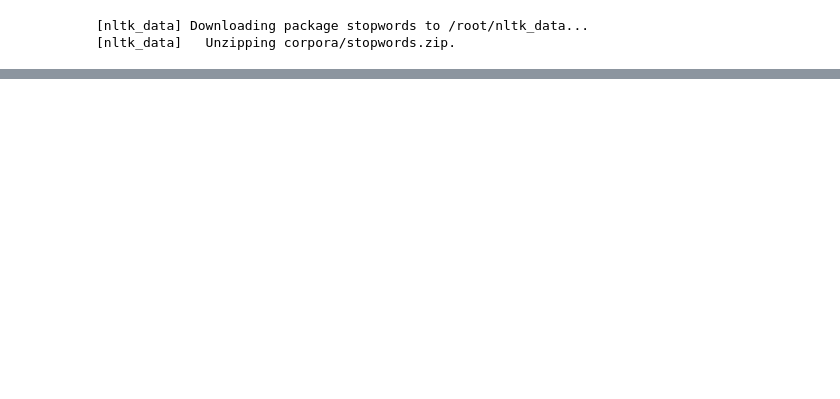
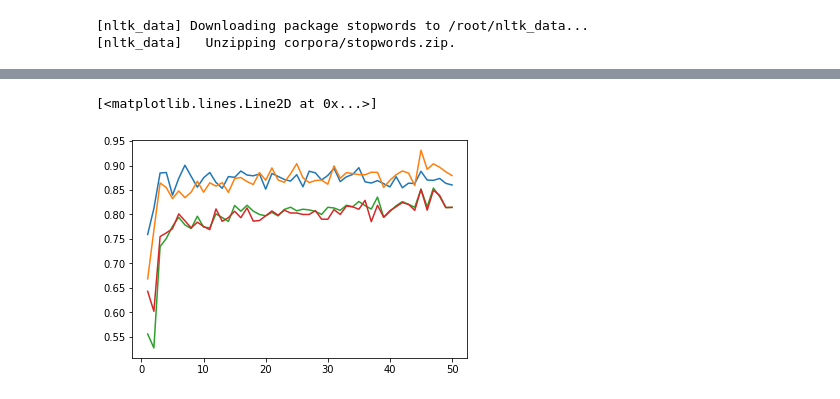
Before and after one commit to MaximeKan/Semi-Supervised, a Jupyter notebook: Identify_sequels.ipynb, the cells around one changed output, grey strips where cells are left out. Cells and saved outputs as stored; diff of their text form; code cells hidden in the pictures; blank space fills up the shorter version.

```diff
--- a/Identify_sequels.ipynb
+++ b/Identify_sequels.ipynb
@@ -556,3 +579,13 @@ n_training = 1
+# %%
+plt.plot(n_training_list, RFC_score_list)
+plt.plot(n_training_list, LR_score_list)
+plt.plot(n_training_list, LP_score_list)
+plt.plot(n_training_list, LS_score_list)
+#plt.plot(n_training_list, LP_more_unlabeled_list)
+#plt.plot(n_training_list, LS_more_unlabeled_list)
+# %% [output]
+[<matplotlib.lines.Line2D at 0x...>]
+[figure, added]
 # %%
 supervised_movie_pairs.head()
 # %% [output]
```
Also changed, not shown: parts of 31 cells of this notebook.
